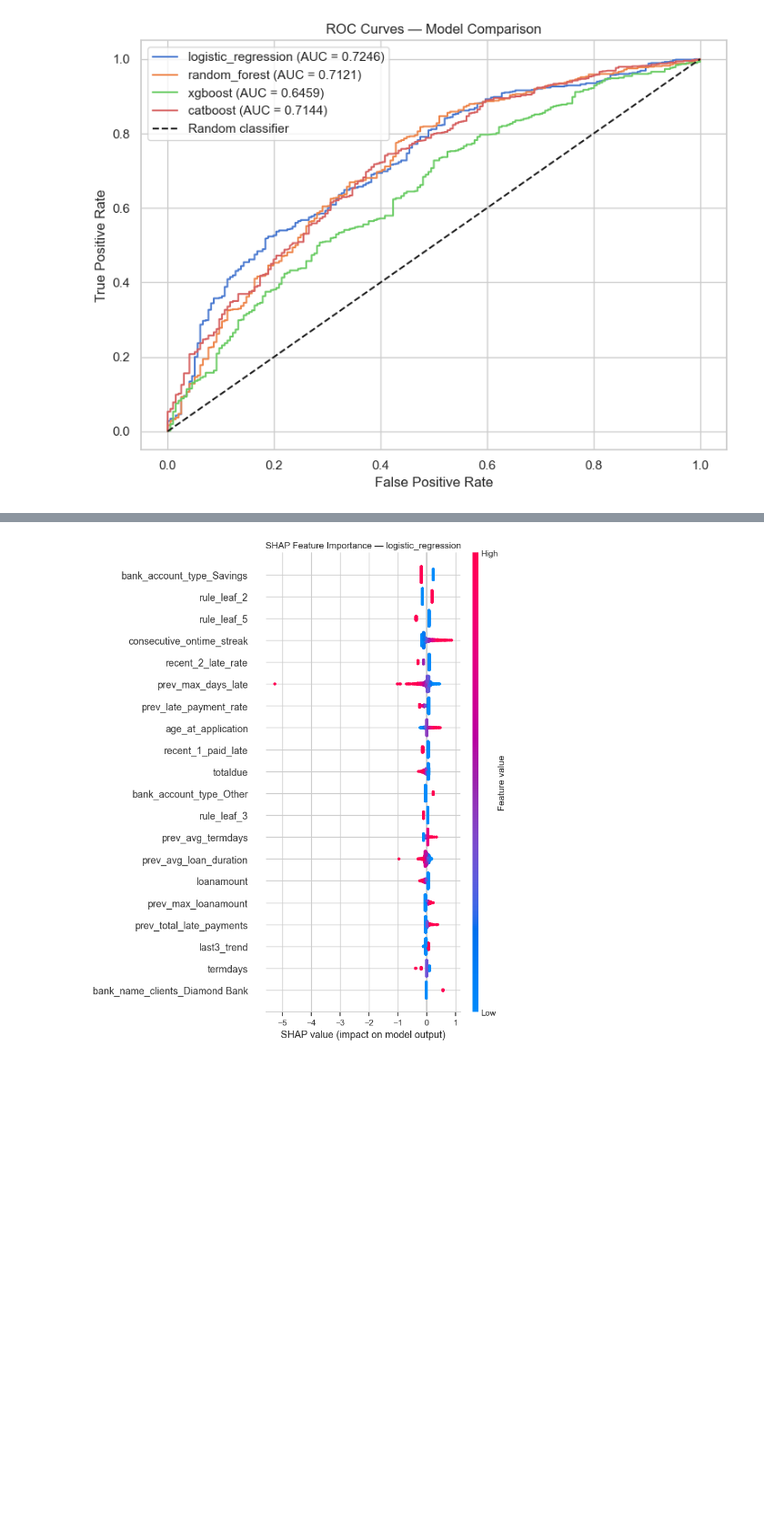
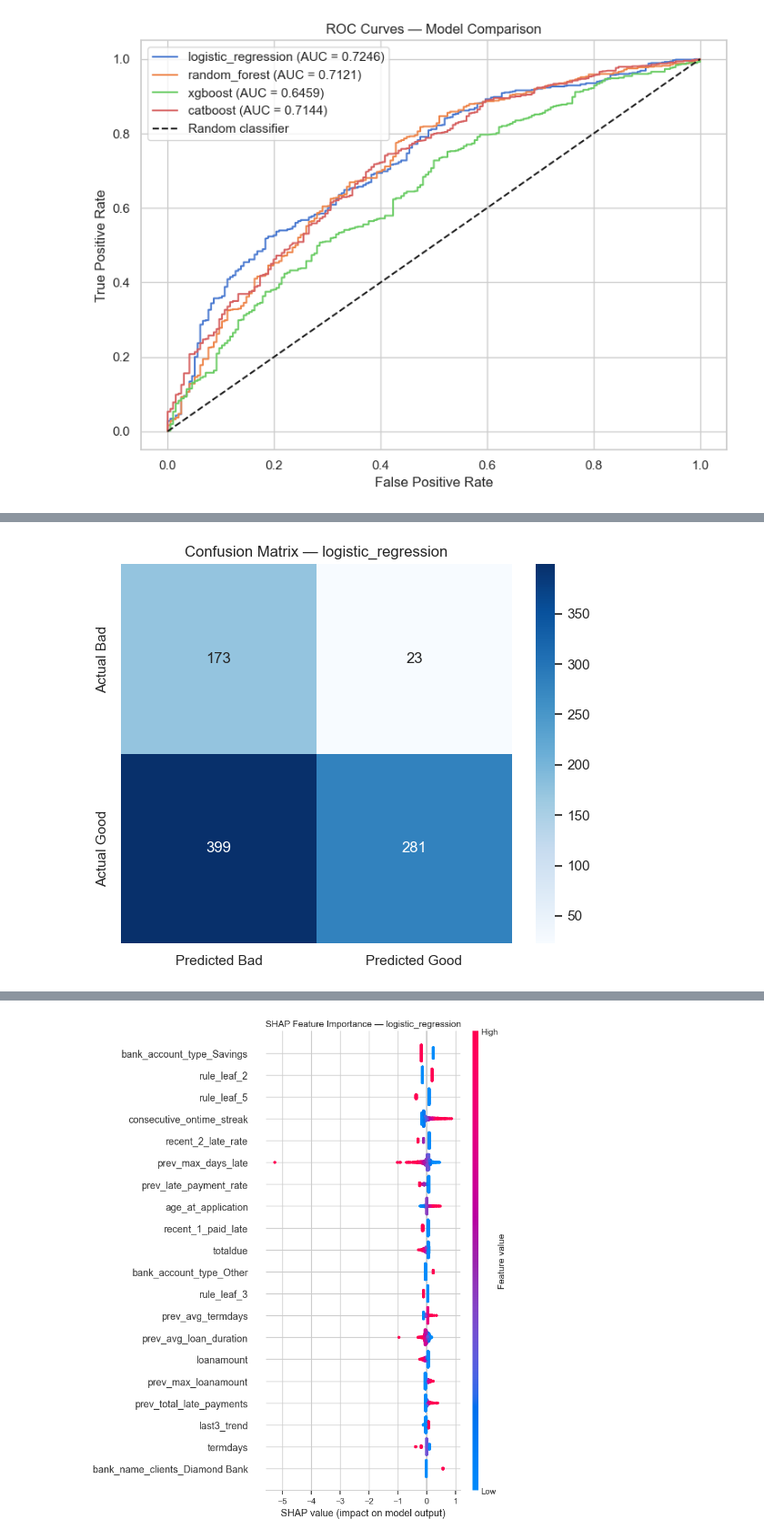
Before and after one commit to kozah04/loan-default-risk, a Jupyter notebook: notebooks/modelling_and_evaluation.ipynb, the cells around one changed output, grey strips where cells are left out. Shown at 91% size. Drawn from its saved outputs; the diff is of its cells as text; code cells hidden in the pictures; blank space fills up the shorter version.

```diff
--- a/notebooks/modelling_and_evaluation.ipynb
+++ b/notebooks/modelling_and_evaluation.ipynb
@@ -103,0 +111,20 @@ Features after PLTR:  56
+# %%
+X_train = engineer_pltr_features(X_train, y_train, X_train)
+X_val   = engineer_pltr_features(
+    X_train.iloc[:, :-(len(X_train.columns) - len(engineer_model_features(train_split, is_train=True)[0].columns))],
+    y_train,
+    X_val
+)
+
+# Simpler approach: re-derive base features and apply PLTR consistently
+from src.features import engineer_model_features, engineer_pltr_features
+
+X_train_base, y_train = engineer_model_features(train_split, is_train=True)
+X_val_base, y_val     = engineer_model_features(val_split,   is_train=True)
+X_val_base = X_val_base.reindex(columns=X_train_base.columns, fill_value=0)
+
+X_train = engineer_pltr_features(X_train_base, y_train, X_train_base)
+X_val   = engineer_pltr_features(X_train_base, y_train, X_val_base)
+
+print(f"Features before PLTR: {X_train_base.shape[1]}")
+print(f"Features after PLTR:  {X_train.shape[1]}")
@@ -240,0 +321,5 @@ plot_roc_curves(roc_data)
+# %%
+y_pred_optimal = (best_proba >= optimal_threshold).astype(int)
+plot_confusion_matrix(y_val, y_pred_optimal, model_name=best_model_name)
+# %% [output]
+[figure, added]
```
Also changed, not shown: parts of 48 cells of this notebook, 9 other files.
